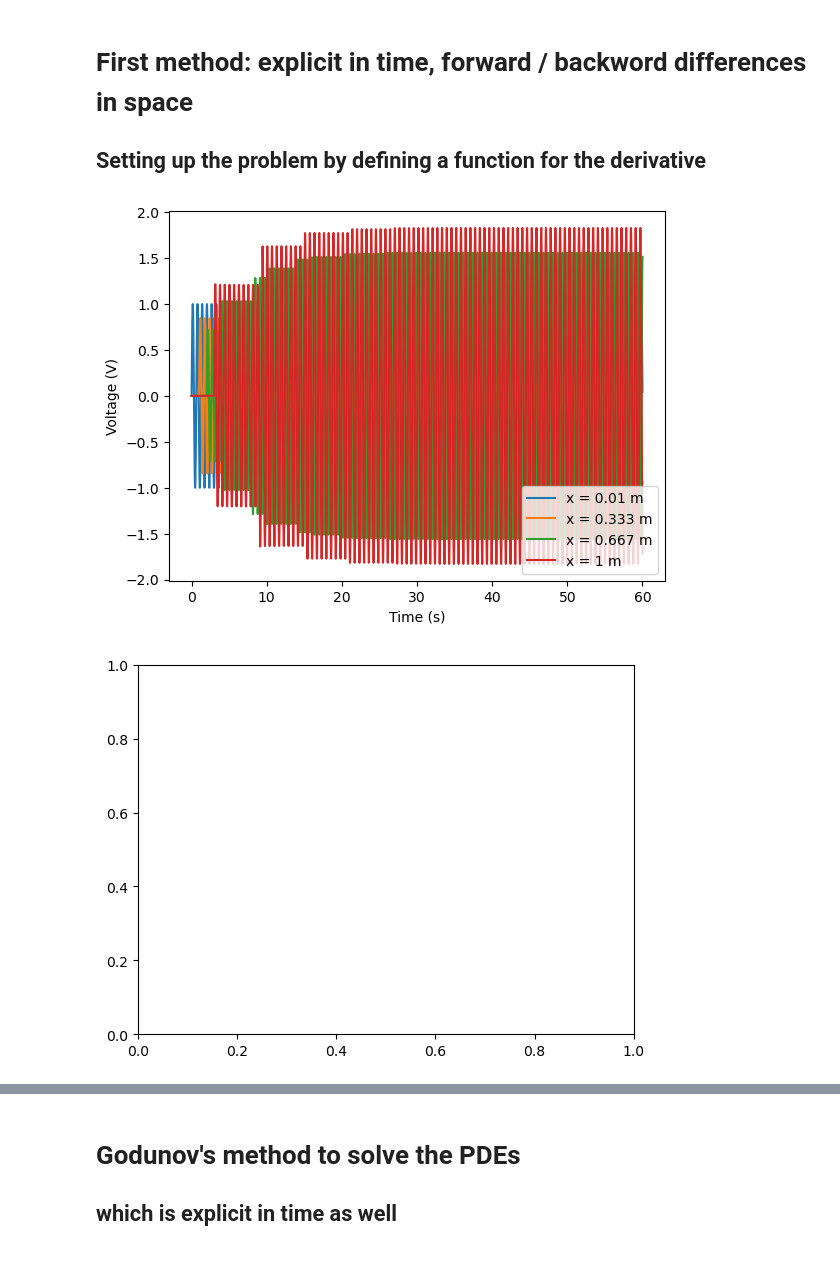
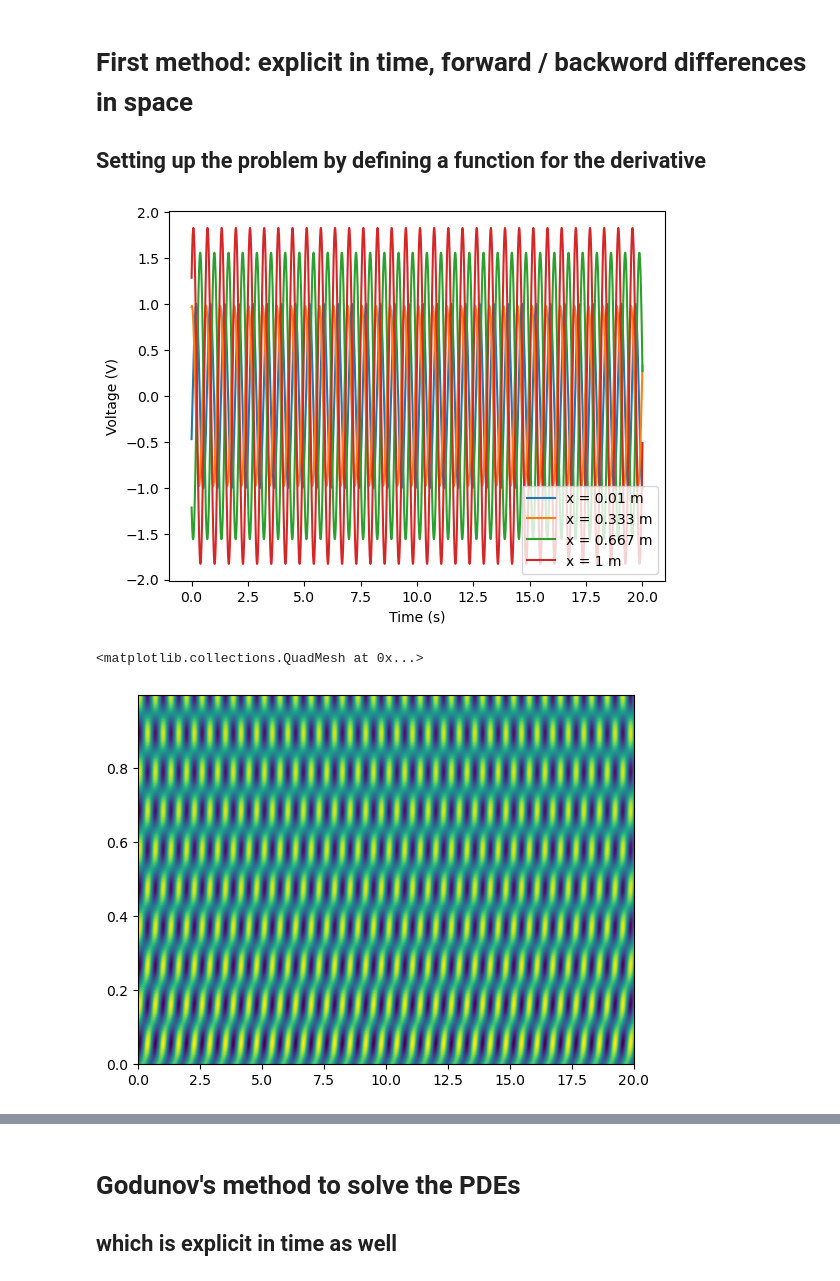
Before and after one commit to AlejandroPenacho/PINN-Project, a Jupyter notebook: numerical.ipynb, the cells around one changed output, grey strips where cells are left out. Saved outputs shown, nothing was run; the diff lists cells and outputs as text; code cells hidden in the pictures.

```diff
--- a/numerical.ipynb
+++ b/numerical.ipynb
@@ -5,6 +5,7 @@
 import numpy as np
 import matplotlib.pyplot as plt
 from scipy.integrate import solve_ivp
+import pickle
 
 n_x = 1000
 
@@ -23,13 +24,26 @@ C = Co * dx
 
 x_array = np.arange(n_x) * dx
 
+# Load u_0
+with open('u_0.pkl', 'rb') as f:
+    u_0 = pickle.load(f)
+
+# Load i_0
+with open('i_0.pkl', 'rb') as f:
+    i_0 = pickle.load(f)
+
+# Load u_bc
+with open('u_bc.pkl', 'rb') as f:
+    u_bc = pickle.load(f)
+
 
 def get_derivative(t, x):
     v = x[:n_x]
     i = x[n_x:]
 
-    u = np.sin(t*10)
+    u = np.sin(10*t+np.arcsin(u_bc[0]))
 
+    #region different boundary conditions
     # if t <= (1+1/3.0)  and t >= 1:
     #     #u = 1
     #     # u = np.sin(np.pi*(t-1))
@@ -40,11 +54,11 @@ def get_derivative(t, x):
     #     u = 1 - (3*( (t-(2-1/3.0))*3 )**2 - 2*( (t-(2-1/3.0))*3 )**3)
     # else:
     #     u = 0
-
     # if t >= 3 and t<= 3.1:
     #     C = 0.001
     # else:
     #     C = Co * dx
+    #endregion
 
     v[0] = u
     i[-1] = v[-1]/RL
@@ -52,11 +66,13 @@ def get_derivative(t, x):
     der_v = np.zeros(v.shape)
     der_i = np.zeros(i.shape)
 
-    # Central differences instead of forward / backward differences
+
+    #region Central differences instead of forward / backward differences
     # der_v[1:-1] = 1/C* ((i[:-2] - i[2:])/2 - v[1:-1] / R2)
     # der_i[1:-1] = 1/L* ((v[:-2] - v[2:])/2 - i[1:-1] * R1)
     # der_v[-1] = 1/C* (-i[-1] + i[-2] - v[-1] / R2)
     # der_i[0] = 1/L* (-v[1] + v[0] - i[0] * R1)
+    #endregion
 
 
     der_v[1:] = 1/C* (i[:-1] - i[1:] - v[1:] / R2) # 1/R2 = G
@@ -69,23 +85,24 @@ def get_derivative(t, x):
 
     return np.concatenate((der_v, der_i))
 # %%
-sol = solve_ivp(get_derivative, [0, 60], np.zeros(2*n_x), method='RK45', dense_output=True, rtol=1e-9, atol=1e-9)
+sol = solve_ivp(get_derivative, [0, 20], np.hstack((u_0,i_0)), method='RK45', dense_output=True, rtol=1e-9, atol=1e-9)
 plt.plot(sol.t, sol.y[0,:], label="x = 0.01 m")
 plt.plot(sol.t, sol.y[int(n_x/3),:], label="x = 0.333 m")
 plt.plot(sol.t, sol.y[int(2*n_x/3),:], label="x = 0.667 m")
 plt.plot(sol.t, sol.y[n_x-1,:], label= "x = 1 m")
 plt.xlabel("Time (s)")
 plt.ylabel("Voltage (V)")
 plt.legend(loc="lower right")
 plt.show()
 
-# fig = plt.figure()
-# ax = fig.subplots()
-# T, X = np.meshgrid(sol.t, x_array)
-# ax.pcolormesh(T, X, sol.y[:n_x, :])
+fig = plt.figure()
+ax = fig.subplots()
+T, X = np.meshgrid(sol.t, x_array)
+ax.pcolormesh(T, X, sol.y[:n_x, :])
 # %% [output]
-[figure, old version]
+[figure, new version]
+<matplotlib.collections.QuadMesh at 0x...>
-[figure, old version]
+[figure, new version]
 # %%
 
 n_t = sol.y.shape[1]
```
Also changed, not shown: parts of 1 cell of this notebook, 3 other files.
